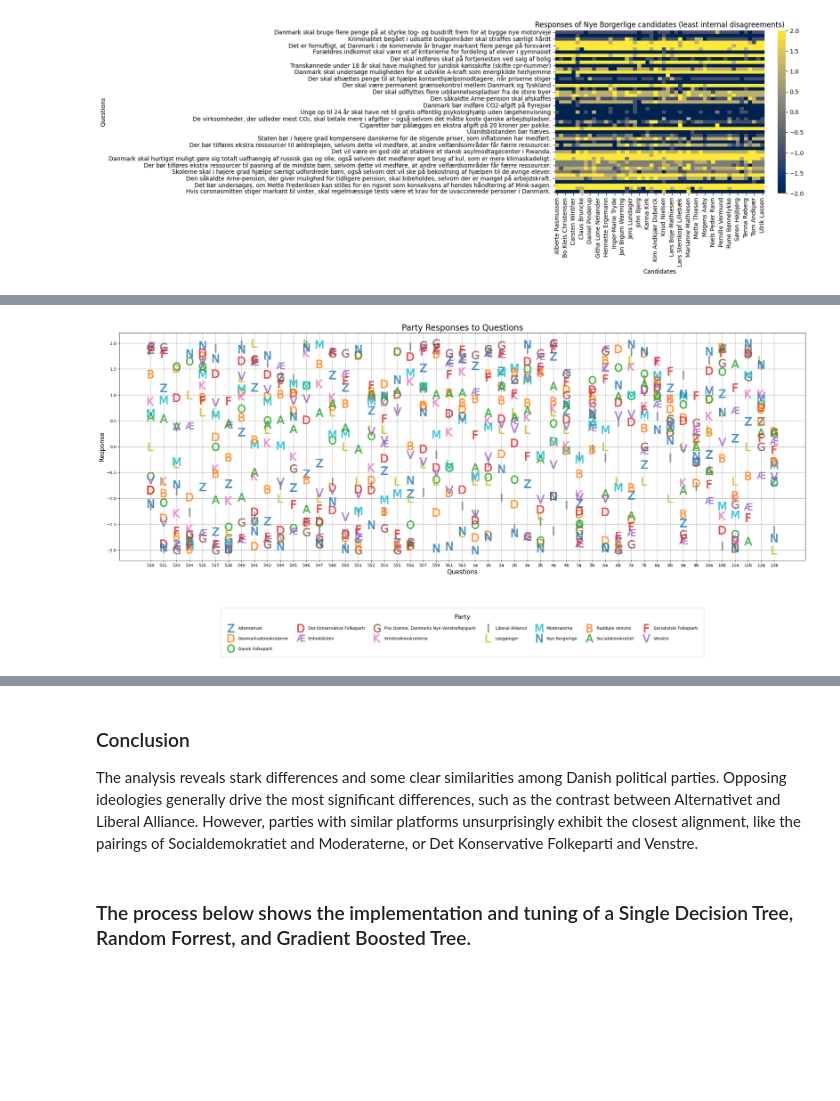
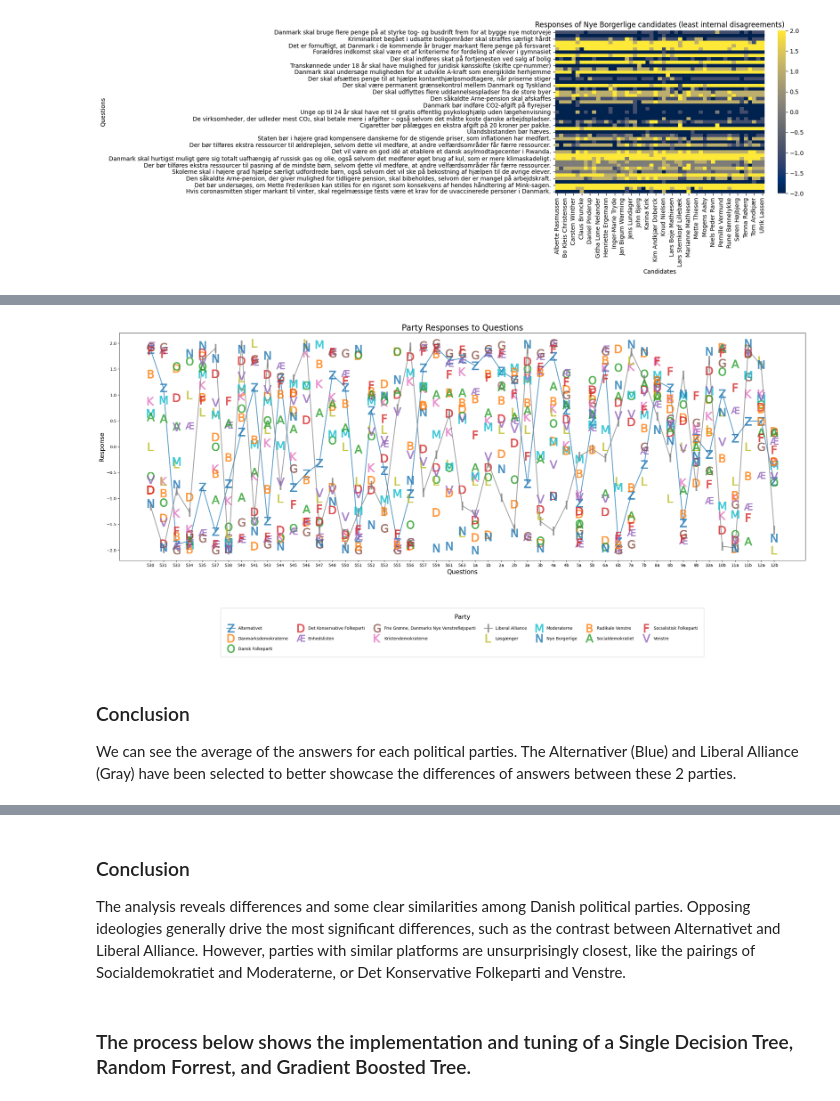
Before and after one commit to MAL-flowdemort/assignment_2, a Jupyter notebook: Candidate Test 2022 I.ipynb, the cells around one changed output, grey strips where cells are left out. Cells and saved outputs as stored; diff of their text form; code cells hidden in the pictures; blank space fills up the shorter version.

```diff
--- a/Candidate Test 2022 I.ipynb
+++ b/Candidate Test 2022 I.ipynb
@@ -236,36 +236,41 @@ party_names = {
      'Venstre': 'V',
      'Moderaterne': 'M',
      'Socialistisk Folkeparti': 'F',
      'Danmarksdemokraterne': 'D',
      'Liberal Alliance': 'I',
      'Konservative': 'C',
      'Enhedslisten': 'Æ',
      'Radikale Venstre': 'B',
      'Nye Borgerlige': 'N',
      'Alternativet': 'Z',
      'Dansk Folkeparti': 'O',
      'Frie Grønne, Danmarks Nye Venstrefløjsparti': 'G',
      'Kristendemokraterne': 'K'
 }
 
 fig, ax = plt.subplots(figsize=(30, 10))
 for party in mean.index:
     party_name = party_names.get(party) or party[0];
-    mean.loc[party].plot(ax=ax, marker=r'$\mathrm{' + party_name + '}$', linestyle='', markersize=20, alpha=0.75)
+    linestyle = '-' if (party == 'Alternativet' or party == 'Liberal Alliance') else ''
+    mean.loc[party].plot(ax=ax, marker=r'$\mathrm{' + party_name + '}$', markersize=20, alpha=0.75, linestyle=linestyle, linewidth=2)
 
 # Customize x-axis ticks
 plt.xticks(range(len(mean.columns)), mean.columns)
 
 # Customize plot labels and legend
 plt.title('Party Responses to Questions', size=20)
 plt.xlabel('Questions', size=15)
 plt.ylabel('Response', size=15)
-plt.grid(True)
+# plt.grid(True)
 plt.legend(mean.index, title='Party', bbox_to_anchor=(0.5, -0.2), loc='upper center', ncol=7, labelspacing=1.5, borderpad=1.5, title_fontsize=15)
 
 plt.show()
 # %% [output]
-[figure, old version]
+[figure, new version]
+# %% [markdown]
+<h3>Conclusion</h3>
+
+We can see the average of the answers for each political parties. The Alternativer (Blue) and Liberal Alliance (Gray) have been selected to better showcase the differences of answers between these 2 parties.
 # %%
 def find_most_different_parties(mean_df):
   mean = mean_df.abs()
@@ -349,7 +354,7 @@ Party: Venstre, Most Similar Party: Det Konservative Folkeparti
 # %% [markdown]
 <h3>Conclusion</h3>
 
-The analysis reveals stark differences and some clear similarities among Danish political parties. Opposing ideologies generally drive the most significant differences, such as the contrast between Alternativet and Liberal Alliance. However, parties with similar platforms unsurprisingly exhibit the closest alignment, like the pairings of Socialdemokratiet and Moderaterne, or Det Konservative Folkeparti and Venstre.
+The analysis reveals differences and some clear similarities among Danish political parties. Opposing ideologies generally drive the most significant differences, such as the contrast between Alternativet and Liberal Alliance. However, parties with similar platforms are unsurprisingly closest, like the pairings of Socialdemokratiet and Moderaterne, or Det Konservative Folkeparti and Venstre.
 # %% [markdown]
 <h3>The process below shows the implementation and tuning of a Single Decision Tree, Random Forrest, and Gradient Boosted Tree.</h3>
 # %%
```
